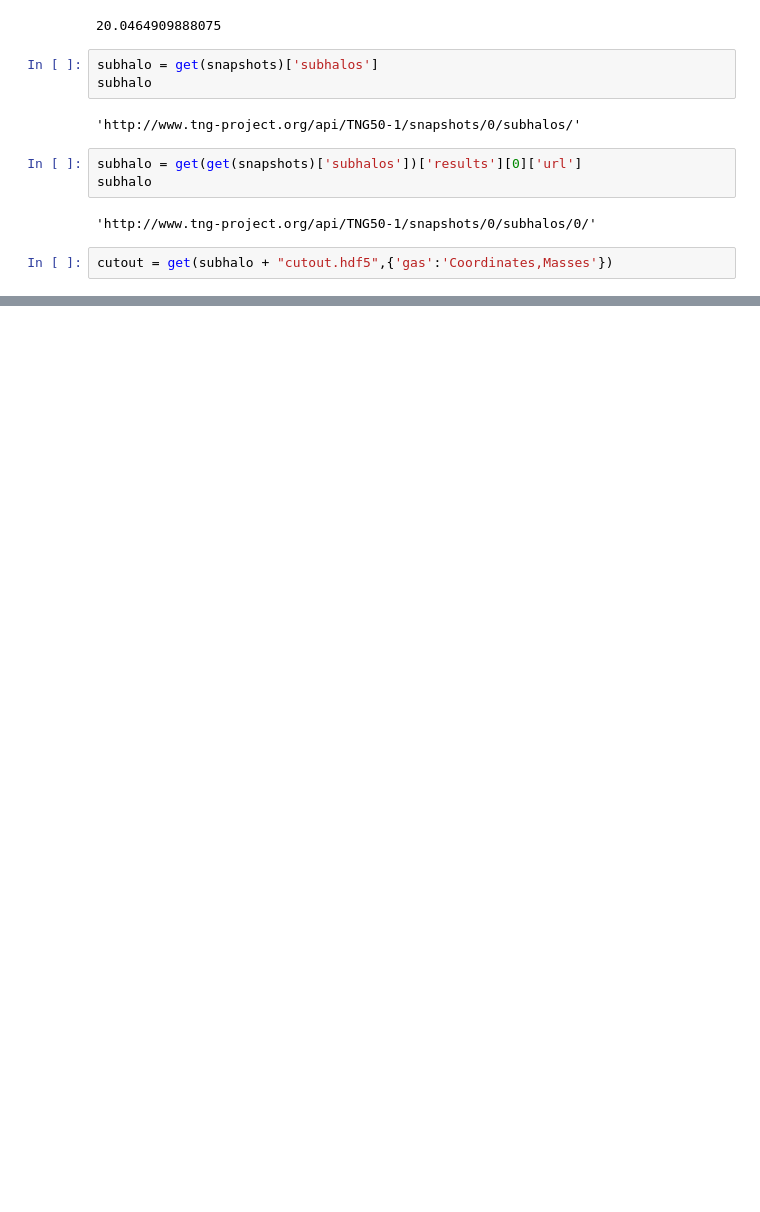
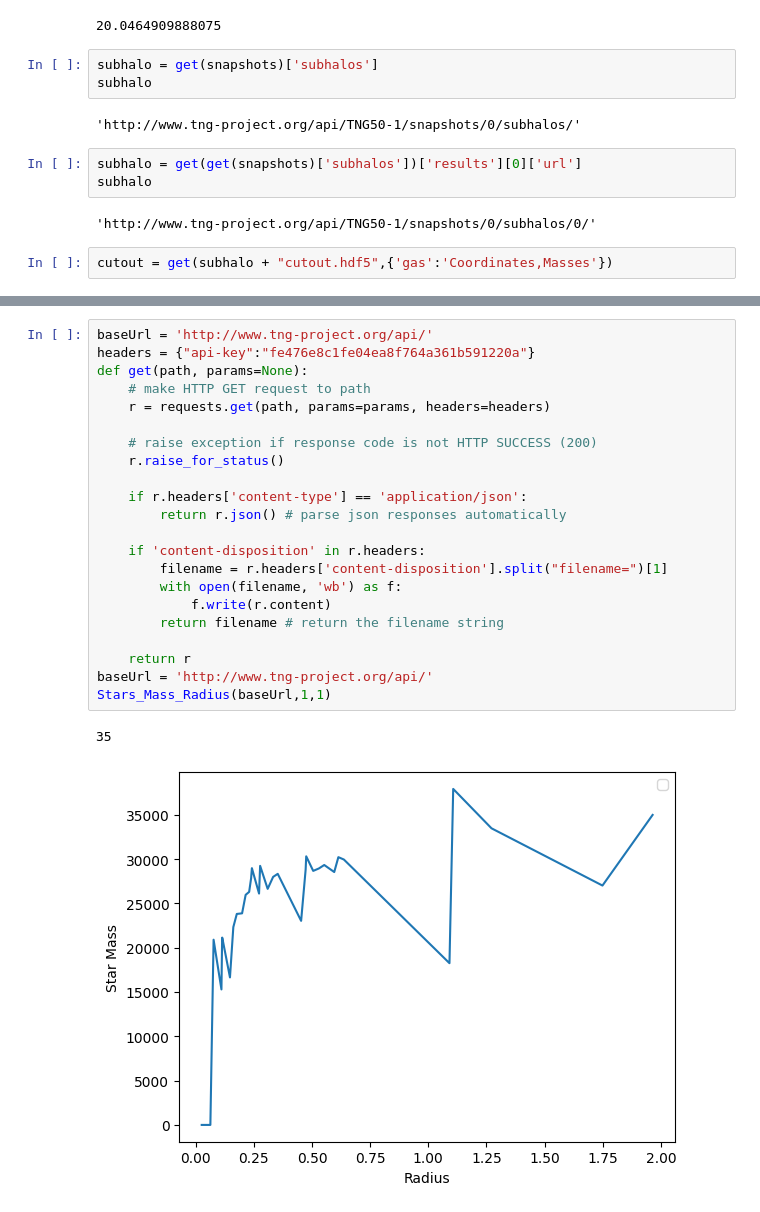
Before and after one commit to merkulovaveraastro9-source/AstronomyProject, a Jupyter notebook: Untitled3.ipynb, the cells around one changed output, grey strips where cells are left out. Saved outputs shown, nothing was run; the diff lists cells and outputs as text; blank space fills up the shorter version.

Commit message:
Stars_mass

```diff
--- a/Untitled3.ipynb
+++ b/Untitled3.ipynb
@@ -292,0 +335,25 @@ cutout = get(subhalo + "cutout.hdf5",{'gas':'Coordinates,Masses'})
+# %%
+baseUrl = 'http://www.tng-project.org/api/'
+headers = {"api-key":"fe476e8c1fe04ea8f764a361b591220a"}
+def get(path, params=None):
+    # make HTTP GET request to path
+    r = requests.get(path, params=params, headers=headers)
+
+    # raise exception if response code is not HTTP SUCCESS (200)
+    r.raise_for_status()
+
+    if r.headers['content-type'] == 'application/json':
+        return r.json() # parse json responses automatically
+
+    if 'content-disposition' in r.headers:
+        filename = r.headers['content-disposition'].split("filename=")[1]
+        with open(filename, 'wb') as f:
+            f.write(r.content)
+        return filename # return the filename string
+
+    return r
+baseUrl = 'http://www.tng-project.org/api/'
+Stars_Mass_Radius(baseUrl,1,1)
+# %% [output]
+35
+[figure, added]
```
Also changed, not shown: parts of 5 cells of this notebook, 7 other files.
